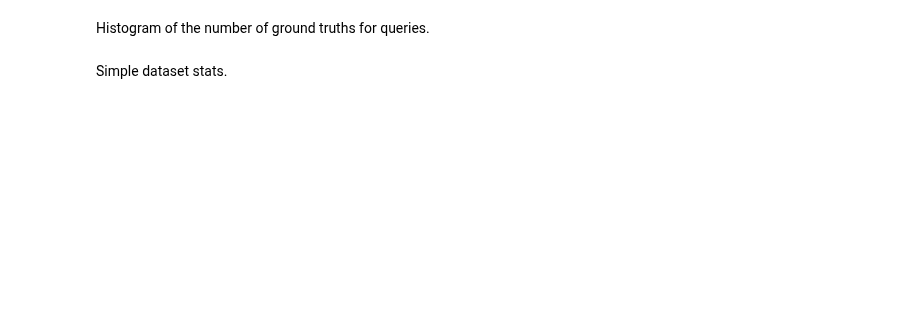
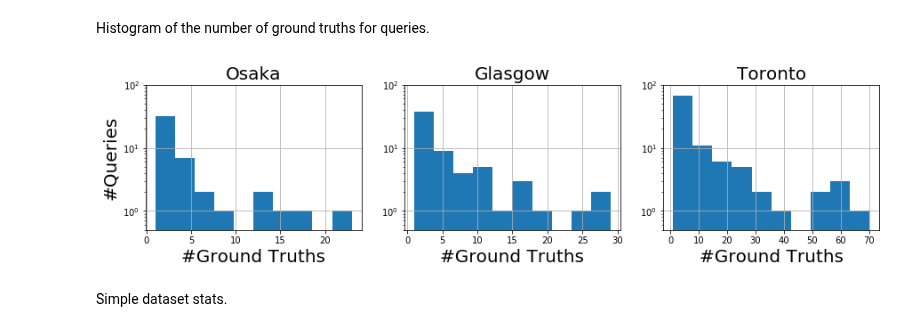
Before and after one commit to chengsoonong/digbeta, a Jupyter notebook: dchen/tour/parse_result.ipynb, the cells around one changed output. Cells and saved outputs as stored; diff of their text form; code cells hidden in the pictures; blank space fills up the shorter version.

```diff
--- a/dchen/tour/parse_result.ipynb
+++ b/dchen/tour/parse_result.ipynb
@@ -47,22 +47,29 @@ Histogram of the number of ground truths for queries.
 # %%
 #%%script false
 fig = plt.figure(figsize=[20, 3])
 #for dat_ix in range(len(dat_name)):
 #indices = [2, 1, 4, 0, 3]
 indices = [0, 1, 3]
+fsize = 20
 for j in range(len(indices)):
     dat_ix = indices[j]
     dat_obj = TrajData(dat_ix)
     ax = plt.subplot(int('14' + str(j+1)))
-    ax.set_xlabel('\#Ground Truths')
-    ax.set_ylabel('\#Queries')
+    ax.set_xlabel('#Ground Truths')
+    ax.xaxis.label.set_fontsize(fsize)
+    if j == 0:
+        ax.set_ylabel('#Queries')
+        ax.yaxis.label.set_fontsize(fsize)
     ax.set_yscale('log')
     #ax.set_ylim([0.1, 1000])
     ax.set_ylim([0.5, 100])
     ax.set_title(dat_name[dat_ix])
+    ax.title.set_fontsize(fsize)
     Y = [len(dat_obj.TRAJID_GROUP_DICT[q]) for q in dat_obj.TRAJID_GROUP_DICT]
     pd.Series(Y).hist(bins=10, ax=ax)
     fig.savefig('hist_query.svg')
+# %% [output]
+[figure, added]
 # %% [markdown]
 Simple dataset stats.
 # %%
```
Also changed, not shown: parts of 23 cells of this notebook, 1 other file.
